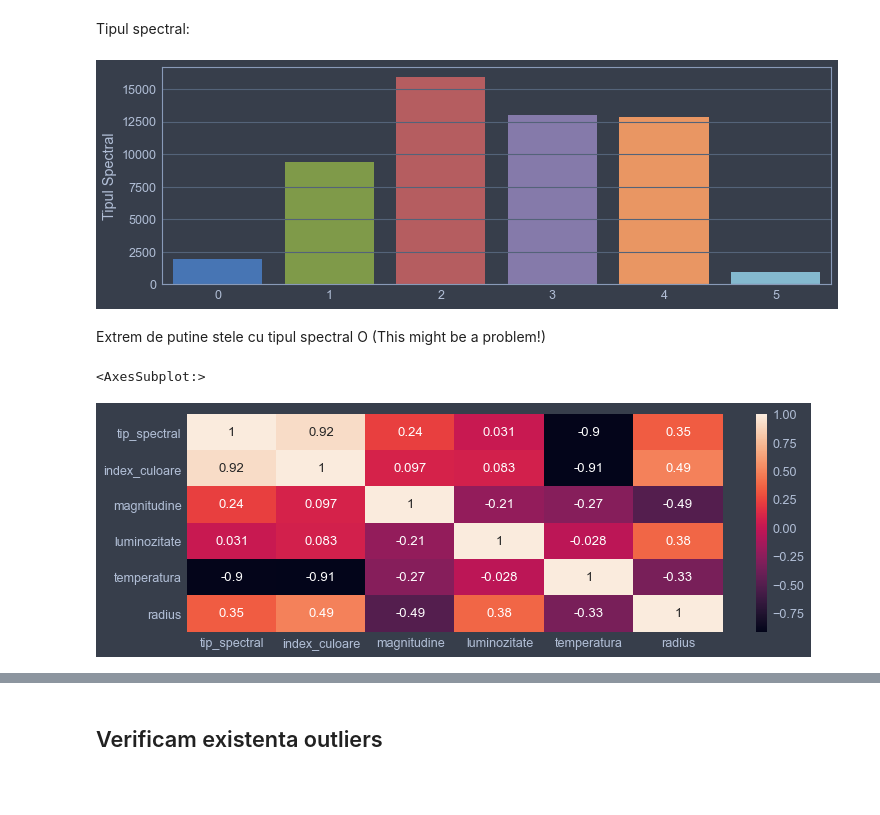
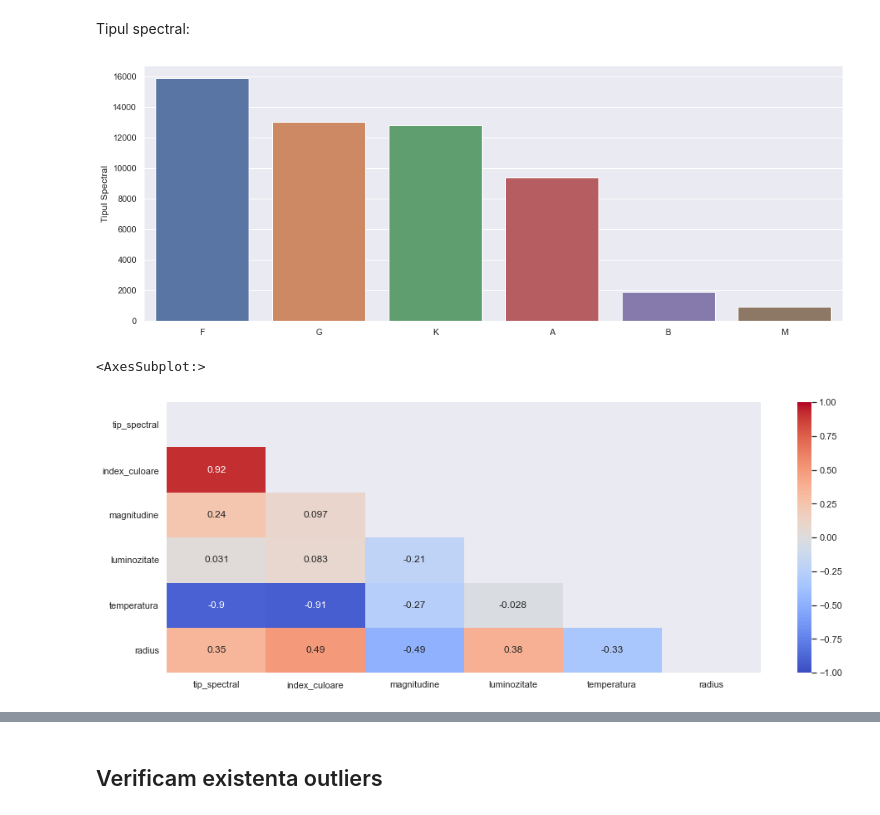
Before and after one commit to LucianCotolan/star-classifier, a Jupyter notebook: Star_Classifier.ipynb, the cells around one changed output, grey strips where cells are left out. Drawn from its saved outputs; the diff is of its cells as text; code cells hidden in the pictures; blank space fills up the shorter version.

```diff
--- a/Star_Classifier.ipynb
+++ b/Star_Classifier.ipynb
@@ -1,10 +1,13 @@
 # %%
-from jupyterthemes import jtplot
-jtplot.style(theme='onedork', figsize=(15,5))
-
 import numpy as np
 import pandas as pd
 import matplotlib.pyplot as plt
 import seaborn as sns
+import tensorflow as tf
+import statistics
+import time
+import statsmodels.api as sm
+
+sns.set()
 # %%
 from sklearn.model_selection import train_test_split
@@ -80,12 +89,11 @@ stars.head()
 # %% [markdown]
 Tipul spectral:
 # %%
+plt.figure(figsize=(16, 6))
 spectral_types = pd.DataFrame(all_data["Tipul Spectral"].value_counts().sort_values(ascending=False))
 ax = sns.barplot(x = spectral_types.index, y = 'Tipul Spectral' , data = spectral_types)
 # %% [output]
-[figure, old version]
+[figure, new version]
-# %% [markdown]
-Extrem de putine stele cu tipul spectral O (This might be a problem!)
 # %%
 star_data = {
     'tip_spectral' : all_data['Tipul Spectral'],
@@ -96,9 +104,9 @@ star_data = {
     'radius' : all_data['Radius']
 }
 star_data = pd.DataFrame.from_dict(star_data)
-star_data['tip_spectral'] = star_data['tip_spectral'].astype('category').cat.codes
-corr_matrix = star_data.corr()
-sns.heatmap(corr_matrix, annot=True)
+plt.figure(figsize=(16, 6))
+mask = np.triu(star_data.corr())
+sns.heatmap(star_data.corr(), annot=True, vmin=-1, vmax=1, center= 0, cmap= 'coolwarm', mask=mask)
 # %% [output]
 <AxesSubplot:>
-[figure, old version]
+[figure, new version]
```
Also changed, not shown: parts of 118 cells of this notebook, 1 other file.
